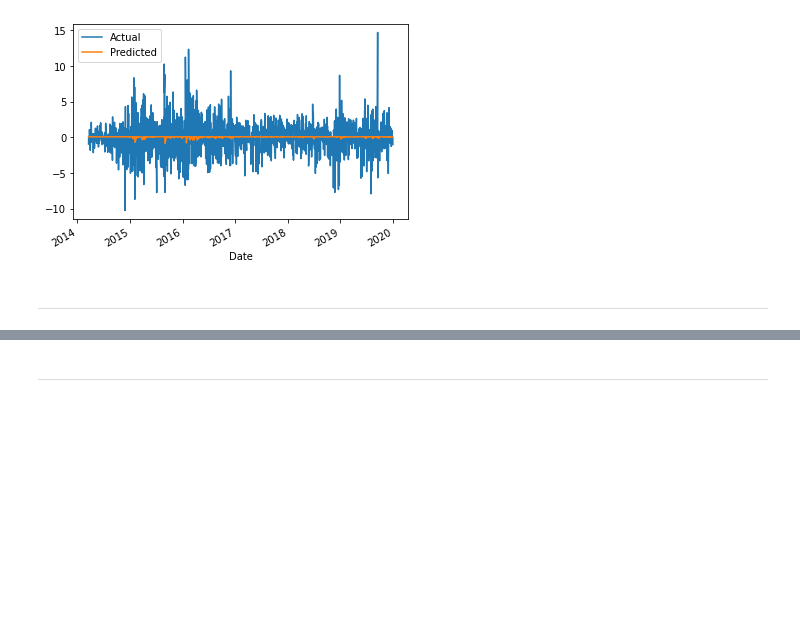
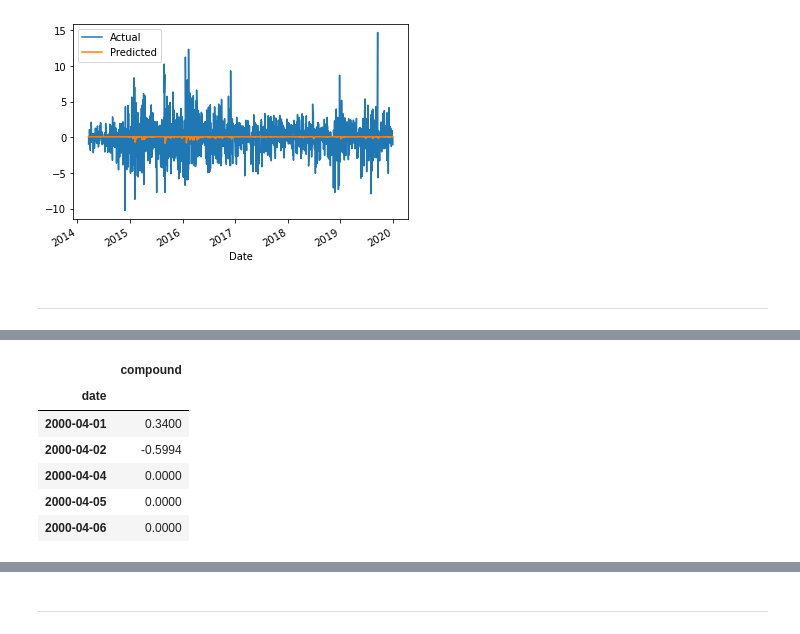
Before and after one commit to GuilleMGN/OilMachineLearning, a Jupyter notebook: oil_series_analysis.ipynb, the cells around one changed output, grey strips where cells are left out. Saved outputs shown, nothing was run; the diff lists cells and outputs as text; code cells hidden in the pictures; blank space fills up the shorter version.

```diff
--- a/oil_series_analysis.ipynb
+++ b/oil_series_analysis.ipynb
@@ -546,0 +433,14 @@ stocks.plot()
+# %%
+# Read CSV data on Oil Sentiments from oil_sentiments.csv & put it into a dataframe
+df = pd.read_csv(('headlines/oil_sentiments.csv'),index_col="date", infer_datetime_format=True, parse_dates=True)
+df.head()
+sentiment_df = df.filter(['compound']).dropna()
+sentiment_df.head()
+# %% [output]
+|  | compound |
+| date |  |
+| 2000-04-01 | 0.3400 |
+| 2000-04-02 | -0.5994 |
+| 2000-04-04 | 0.0000 |
+| 2000-04-05 | 0.0000 |
+| 2000-04-06 | 0.0000 |
```
Also changed, not shown: parts of 37 cells of this notebook.
